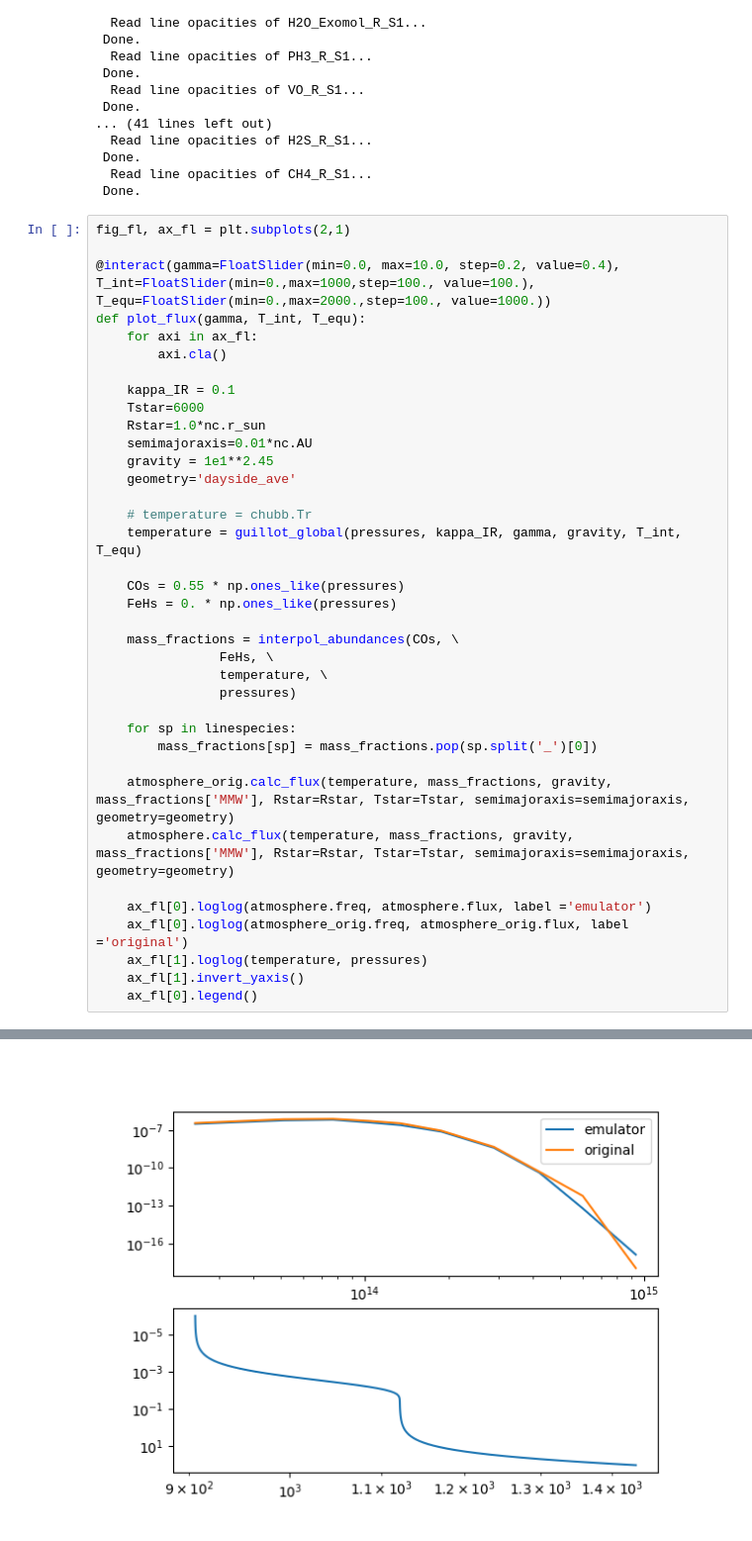
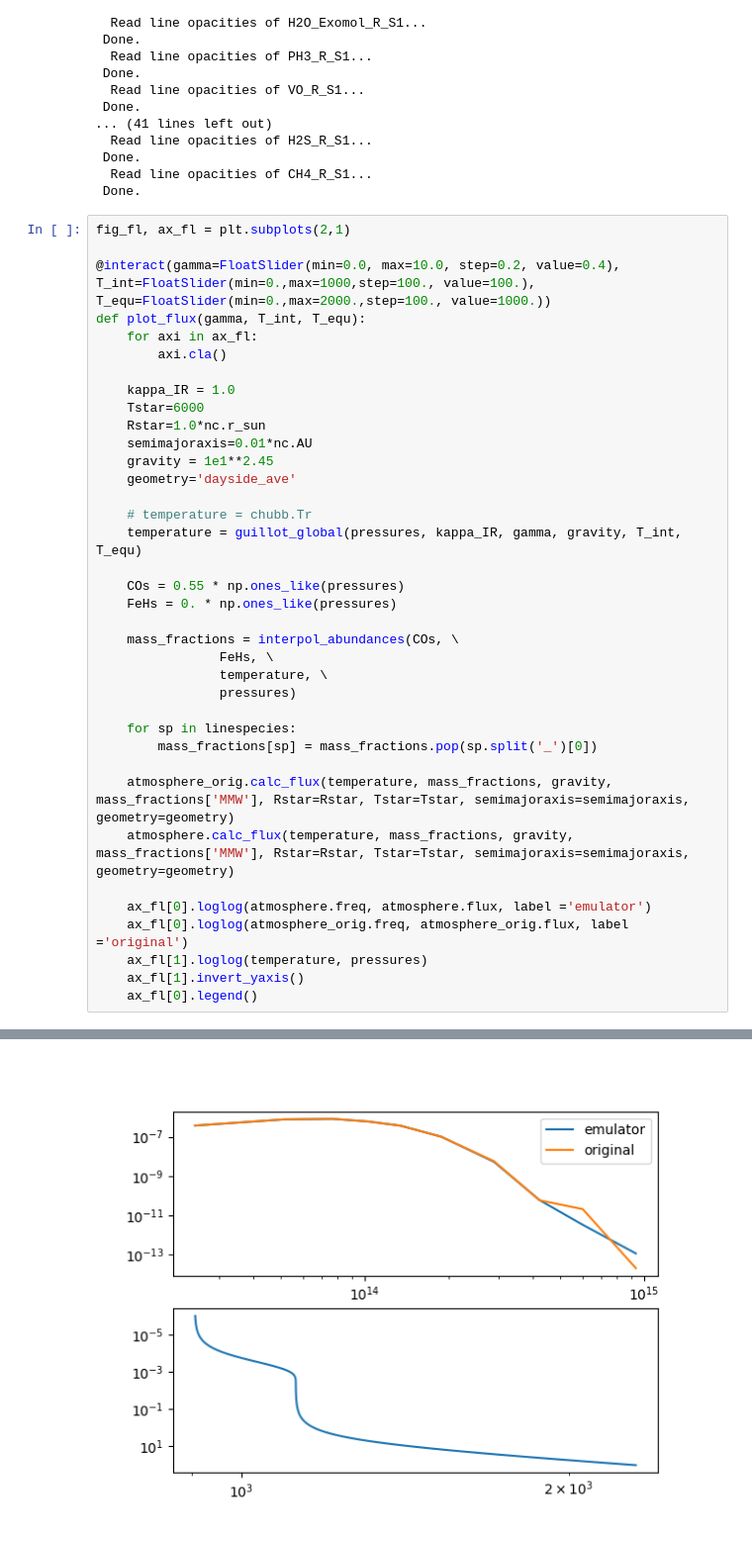
Before and after one commit to AaronDavidSchneider/opacmixer, a Jupyter notebook: notebooks/petitRADTRANS.ipynb, the cells around one changed output, grey strips where cells are left out. Shown at 99% size. Saved outputs shown, nothing was run; the diff lists cells and outputs as text.

```diff
--- a/notebooks/petitRADTRANS.ipynb
+++ b/notebooks/petitRADTRANS.ipynb
@@ -268,35 +268,35 @@ def plot_flux(gamma, T_int, T_equ):
     for axi in ax_fl:
         axi.cla()
 
-    kappa_IR = 0.1
+    kappa_IR = 1.0
     Tstar=6000
     Rstar=1.0*nc.r_sun
     semimajoraxis=0.01*nc.AU
     gravity = 1e1**2.45
     geometry='dayside_ave'
 
     # temperature = chubb.Tr
     temperature = guillot_global(pressures, kappa_IR, gamma, gravity, T_int, T_equ)
 
     COs = 0.55 * np.ones_like(pressures)
     FeHs = 0. * np.ones_like(pressures)
 
     mass_fractions = interpol_abundances(COs, \
                 FeHs, \
                 temperature, \
                 pressures)
 
     for sp in linespecies:
         mass_fractions[sp] = mass_fractions.pop(sp.split('_')[0])
 
     atmosphere_orig.calc_flux(temperature, mass_fractions, gravity, mass_fractions['MMW'], Rstar=Rstar, Tstar=Tstar, semimajoraxis=semimajoraxis, geometry=geometry)
     atmosphere.calc_flux(temperature, mass_fractions, gravity, mass_fractions['MMW'], Rstar=Rstar, Tstar=Tstar, semimajoraxis=semimajoraxis, geometry=geometry)
 
     ax_fl[0].loglog(atmosphere.freq, atmosphere.flux, label ='emulator')
     ax_fl[0].loglog(atmosphere_orig.freq, atmosphere_orig.flux, label ='original')
     ax_fl[1].loglog(temperature, pressures)
     ax_fl[1].invert_yaxis()
     ax_fl[0].legend()
 # %% [output]
 interactive(children=(FloatSlider(value=0.4, description='gamma', max=10.0, step=0.2), FloatSlider(value=100.0…
-[figure, old version]
+[figure, new version]
```
Also changed, not shown: parts of 1 cell of this notebook, 4 other files.
